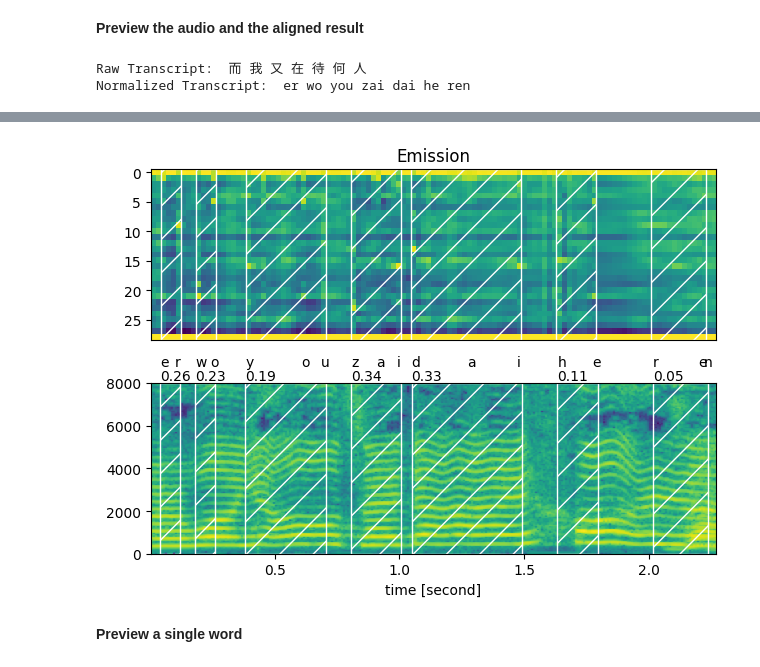
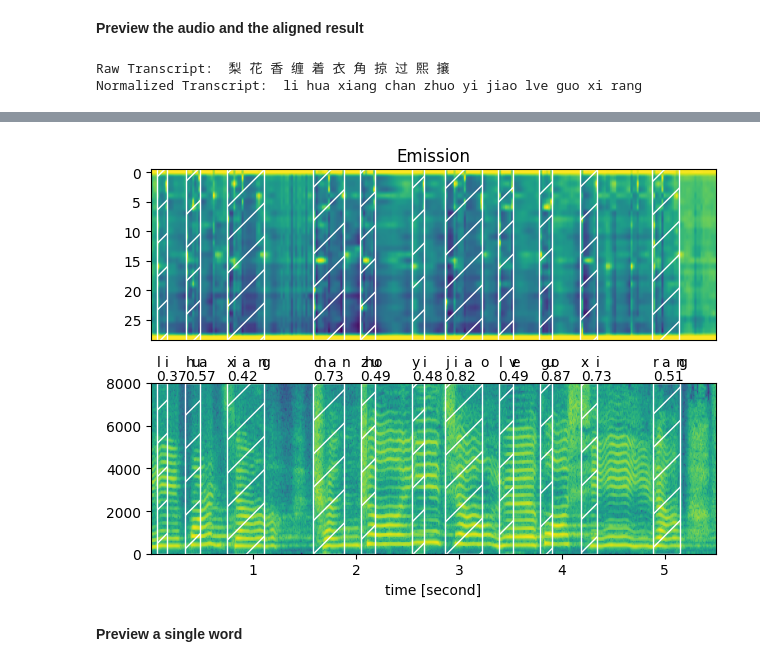
Before and after one commit to alikia2x/sparkastML, a Jupyter notebook: forced-alignment/test.ipynb, the cells around one changed output, grey strips where cells are left out. Saved outputs shown, nothing was run; the diff lists cells and outputs as text; code cells hidden in the pictures.

```diff
--- a/forced-alignment/test.ipynb
+++ b/forced-alignment/test.ipynb
@@ -37,14 +37,16 @@ aligner = bundle.get_aligner()
 # %% [markdown]
 **Preparing text scripts**
 # %%
-text_raw = "而 我 又 在 待 何 人"
-text_normalized = "er wo you zai dai he ren"
+text_raw = "梨 花 香 缠 着 衣 角 掠 过 熙 攘"
+text_normalized = "li hua xiang chan zhuo yi jiao lve guo xi rang"
 # %% [markdown]
 **Load & check the audio file**
 # %%
-waveform, sample_rate = torchaudio.load("./1.wav")
+waveform, sample_rate = torchaudio.load("./segments/line-1.wav")
 waveform = waveform[0:1]
-assert sample_rate == bundle.sample_rate
+from torchaudio.transforms import Resample
+resampler = Resample(orig_freq=sample_rate, new_freq=16000)
+waveform = resampler(waveform)
 # %% [markdown]
 **Define some helper functions**
 # %%
@@ -93,18 +95,18 @@ def preview_word(waveform, spans, num_frames, transcript, sample_rate=bundle.sam
 # %%
 transcript = text_normalized.split()
 emission, token_spans = compute_alignments(waveform, transcript)
 num_frames = emission.size(1)
 
 plot_alignments(waveform, token_spans, emission, transcript)
 
 print("Raw Transcript: ", text_raw)
 print("Normalized Transcript: ", text_normalized)
-IPython.display.Audio(waveform, rate=sample_rate)
+IPython.display.Audio(waveform, rate=16000)
 # %% [output]
-Raw Transcript:  而 我 又 在 待 何 人
-Normalized Transcript:  er wo you zai dai he ren
+Raw Transcript:  梨 花 香 缠 着 衣 角 掠 过 熙 攘
+Normalized Transcript:  li hua xiang chan zhuo yi jiao lve guo xi rang
 [interactive output not drawn]
-[figure, old version]
+[figure, new version]
 # %% [markdown]
 **Preview a single word**
 # %%
```
Also changed, not shown: parts of 2 cells of this notebook, 18 other files.
